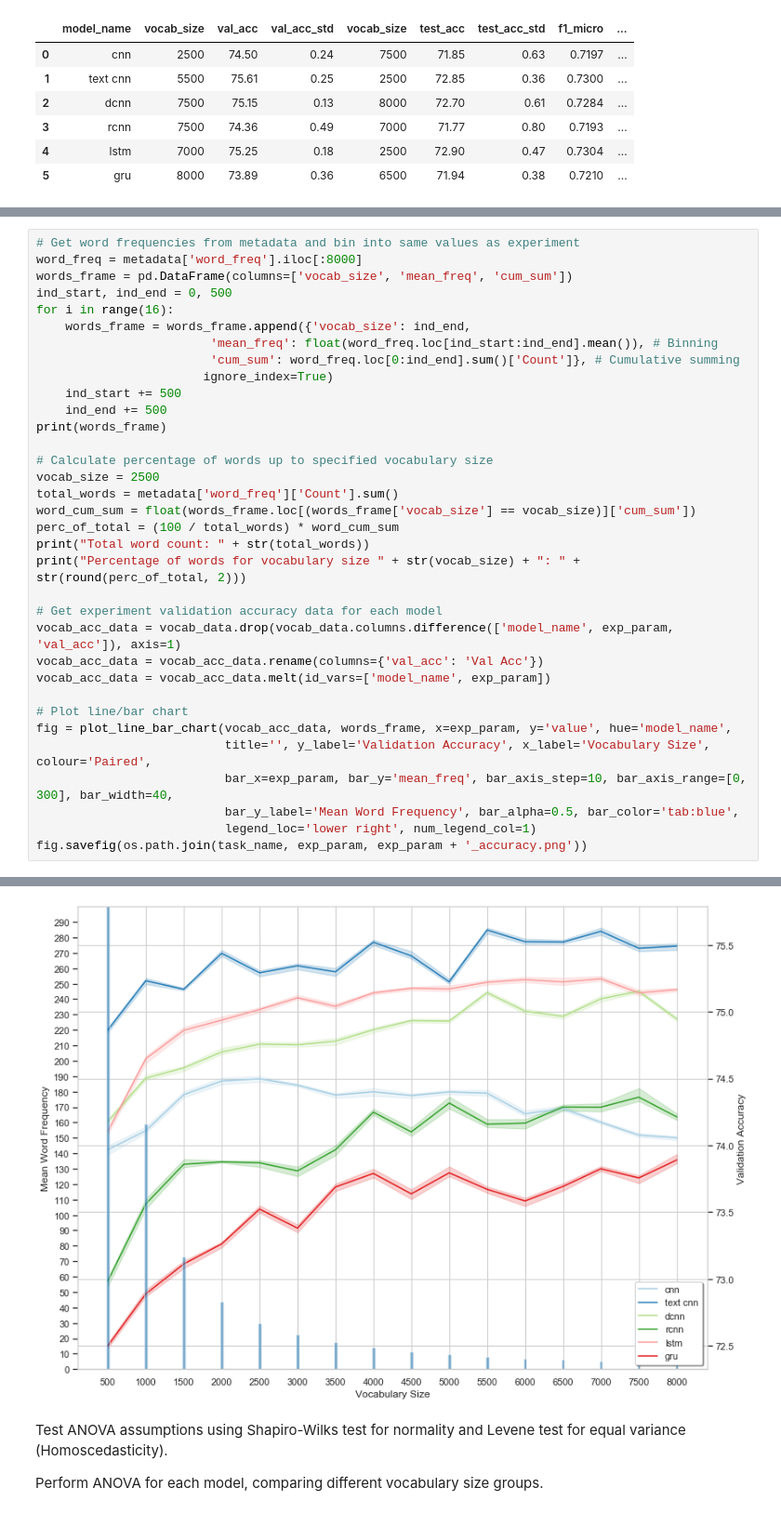
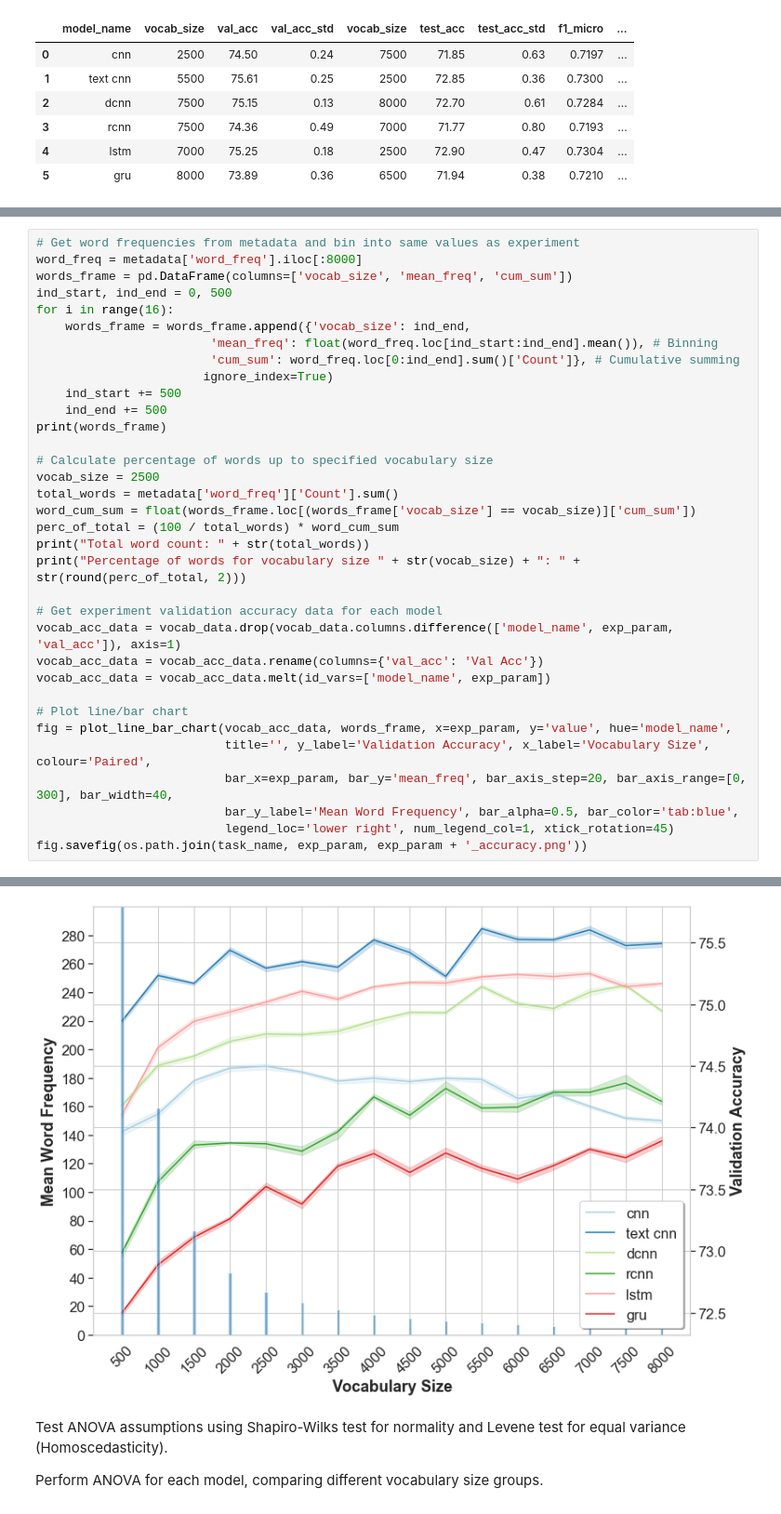
Before and after one commit to NathanDuran/Sentence-Encoding-for-DA-Classification, a Jupyter notebook: data_processing/swda_results.ipynb, the cells around one changed output, grey strips where cells are left out. Shown at 93% size. Saved outputs shown, nothing was run; the diff lists cells and outputs as text.

```diff
--- a/data_processing/swda_results.ipynb
+++ b/data_processing/swda_results.ipynb
@@ -261,36 +267,36 @@ print("Percentage of words for vocabulary size " + str(vocab_size) + ": " + str(
 # Get experiment validation accuracy data for each model
 vocab_acc_data = vocab_data.drop(vocab_data.columns.difference(['model_name', exp_param, 'val_acc']), axis=1)
 vocab_acc_data = vocab_acc_data.rename(columns={'val_acc': 'Val Acc'})
 vocab_acc_data = vocab_acc_data.melt(id_vars=['model_name', exp_param])
 
 # Plot line/bar chart
 fig = plot_line_bar_chart(vocab_acc_data, words_frame, x=exp_param, y='value', hue='model_name',
                           title='', y_label='Validation Accuracy', x_label='Vocabulary Size', colour='Paired',
-                          bar_x=exp_param, bar_y='mean_freq', bar_axis_step=10, bar_axis_range=[0, 300], bar_width=40,
+                          bar_x=exp_param, bar_y='mean_freq', bar_axis_step=20, bar_axis_range=[0, 300], bar_width=40,
                           bar_y_label='Mean Word Frequency', bar_alpha=0.5, bar_color='tab:blue',
-                          legend_loc='lower right', num_legend_col=1)
+                          legend_loc='lower right', num_legend_col=1, xtick_rotation=45)
 fig.savefig(os.path.join(task_name, exp_param, exp_param + '_accuracy.png'))
 # %% [output]
     vocab_size    mean_freq    cum_sum
 0        500.0  3373.836327  1690292.0
 1       1000.0   159.123752  1769750.0
 2       1500.0    72.768463  1806110.0
 3       2000.0    43.662675  1827930.0
 4       2500.0    29.966068  1842908.0
 5       3000.0    22.500998  1854155.0
 6       3500.0    17.395210  1862850.0
 7       4000.0    13.984032  1869841.0
 8       4500.0    11.471058  1875575.0
 9       5000.0     9.558882  1880354.0
 10      5500.0     8.233533  1884470.0
 11      6000.0     7.107784  1888023.0
 12      6500.0     6.123752  1891084.0
 13      7000.0     5.465070  1893816.0
 14      7500.0     5.000000  1896316.0
 15      8000.0     4.164000  1898393.0
 Total word count: 1922227
 Percentage of words for vocabulary size 2500: 95.87
-[figure, old version]
+[figure, new version]
 # %% [markdown]
 Test ANOVA assumptions using Shapiro-Wilks test for normality and Levene test for equal variance (Homoscedasticity).
 
```
Also changed, not shown: parts of 18 cells of this notebook, 16 other files.
